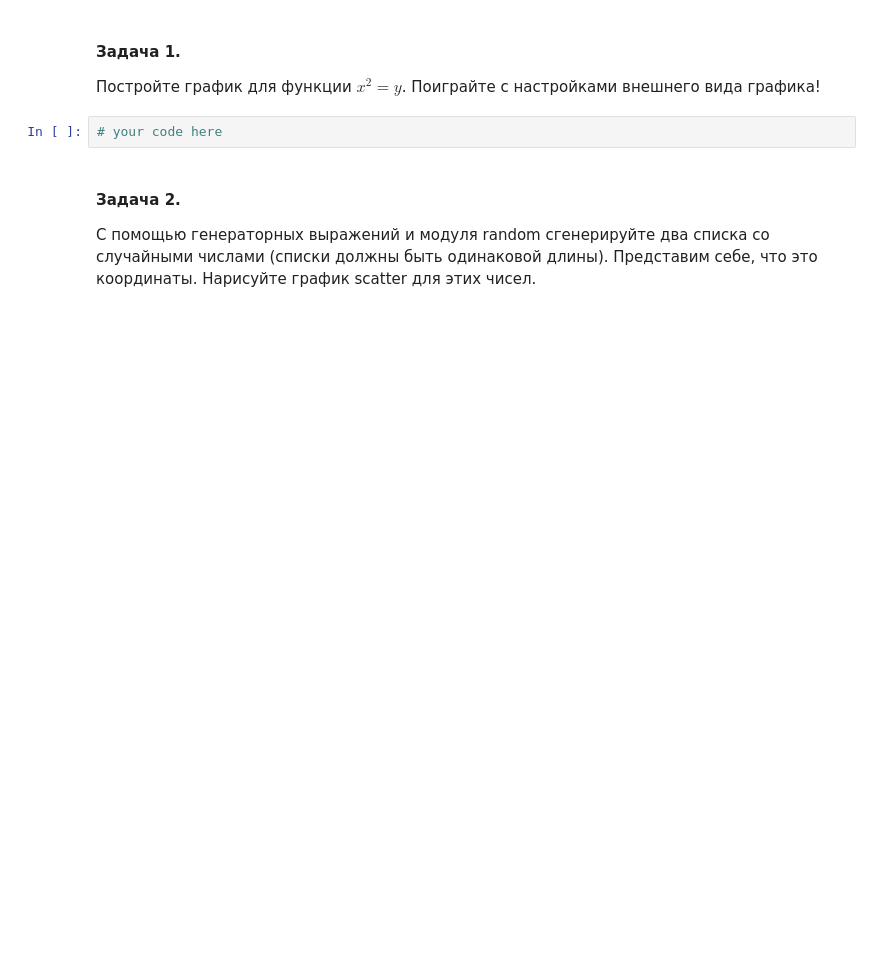
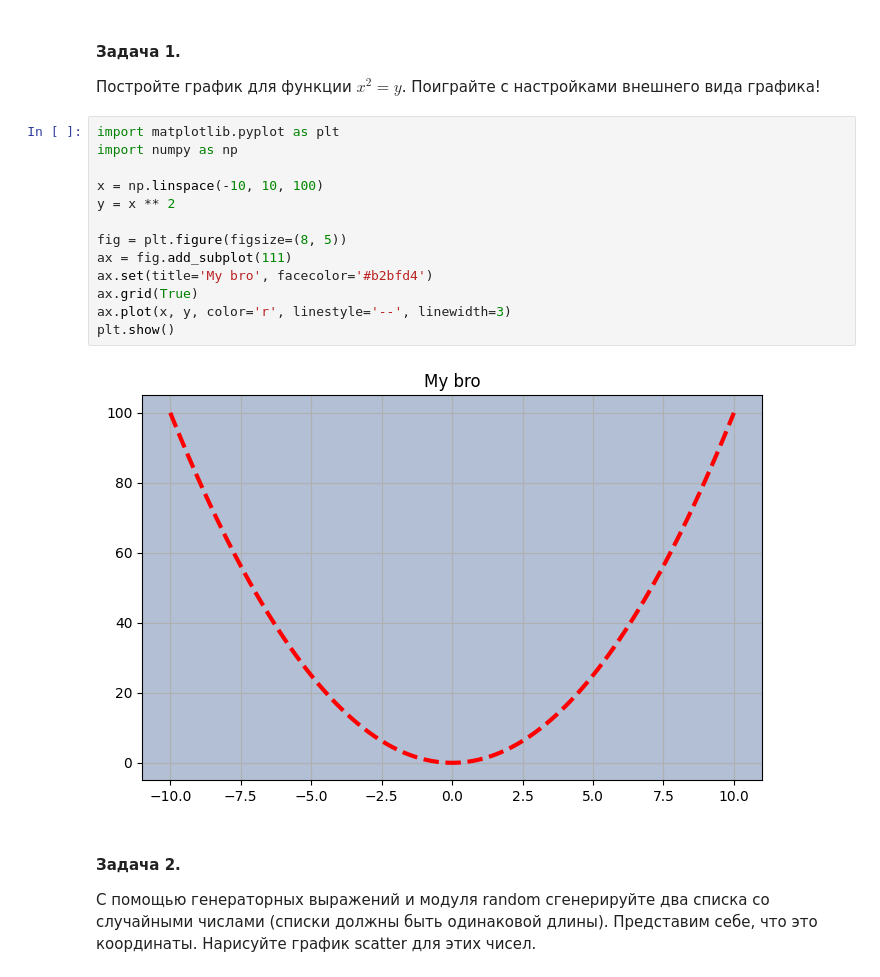
Before and after one commit to wallflower-k/bac22-26, a Jupyter notebook: term06/BASE/05-Matplotlib/sem05.ipynb, the cells around one changed output. Saved outputs shown, nothing was run; the diff lists cells and outputs as text; blank space fills up the shorter version.

```diff
--- a/term06/BASE/05-Matplotlib/sem05.ipynb
+++ b/term06/BASE/05-Matplotlib/sem05.ipynb
@@ -3,7 +3,20 @@
 
 Постройте график для функции $x^2 = y$. Поиграйте с настройками внешнего вида графика!
 # %%
-# your code here
+import matplotlib.pyplot as plt
+import numpy as np
+
+x = np.linspace(-10, 10, 100)
+y = x ** 2
+
+fig = plt.figure(figsize=(8, 5))
+ax = fig.add_subplot(111)
+ax.set(title='My bro', facecolor='#b2bfd4')
+ax.grid(True)
+ax.plot(x, y, color='r', linestyle='--', linewidth=3)
+plt.show()
+# %% [output]
+[figure, added]
 # %% [markdown]
 #### Задача 2.
 
```
Also changed, not shown: parts of 5 cells of this notebook, 1 other file.
